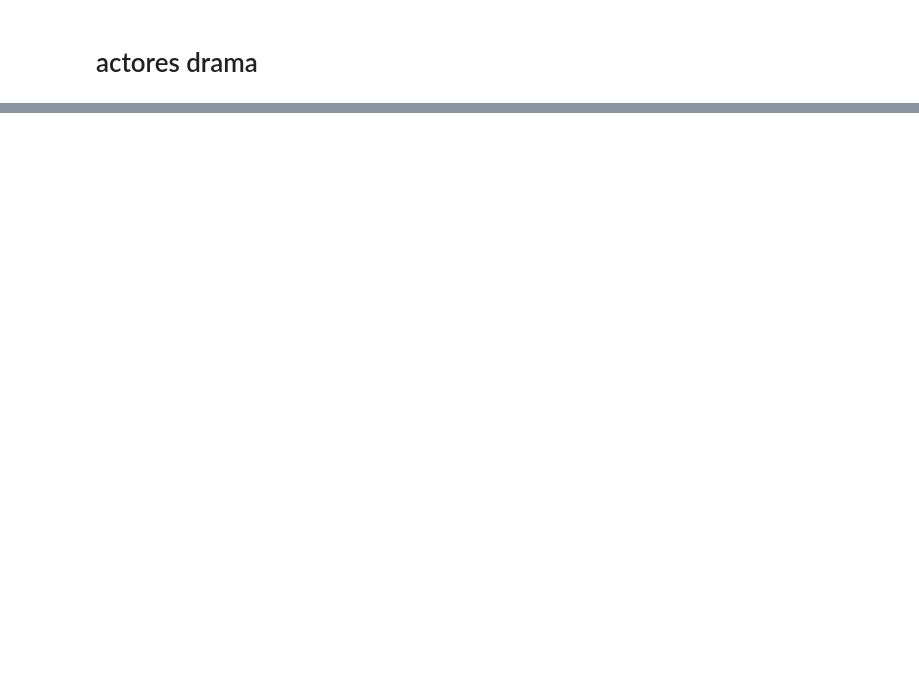
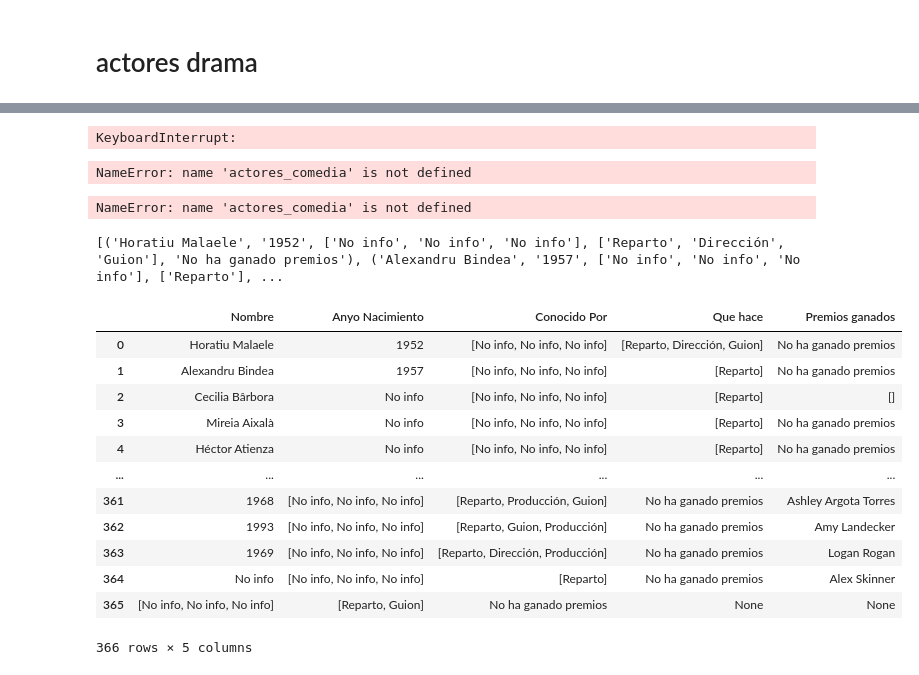
Before and after one commit to TaniaGraff/project-da-promo-angela-modulo-2, a Jupyter notebook: Fase 3.ipynb, the cells around one changed output, grey strips where cells are left out. Cells and saved outputs as stored; diff of their text form; code cells hidden in the pictures; blank space fills up the shorter version.

```diff
--- a/Fase 3.ipynb
+++ b/Fase 3.ipynb
@@ -1348,7 +1357,7 @@ len(codigos_all)
 #tomamos las 100 primeras de cada género
 def cien_primeras (genero):
     reduce_codigos = []
-    for id in genero[:100]:
+    for id in genero[:50]:
         reduce_codigos.append(id)
     return reduce_codigos
 # %%
@@ -1454,7 +1463,7 @@ def actores_imdb(lista_movies_ejemplo):
                     try:
                         nombre = driver.find_element ("css selector", "#__next > main > div > section.ipc-page-background.ipc-page-background--base.sc-304f99f6-0.fSJiHR > section > div:nth-child(5) > section > section > div.sc-4e4cc5f9-3.dDRspk > div > h1 > span").text
                         lista_actores.append(nombre)
-                    except(NoSuchElementException, JavascriptException, ElementClickInterceptedException):
+                    except(NoSuchElementException, JavascriptException, ElementClickInterceptedException, ElementNotInteractableException):
                         lista_actores.append('No info')
                         pass
                 #Extraemos anyo de nacimiento
@@ -1469,7 +1478,7 @@ def actores_imdb(lista_movies_ejemplo):
                         patron = r'\b\d{4}\b'
                         anyo = re.findall(patron, fecha_nac)
                         lista_actores.extend(anyo)
-                    except (NoSuchElementException, JavascriptException, ElementClickInterceptedException):
+                    except (NoSuchElementException, JavascriptException, ElementClickInterceptedException, ElementNotInteractableException):
                         lista_actores.append ('No info')
                         pass
                 #Extraemos 'Conocido por'
@@ -1479,7 +1488,7 @@ def actores_imdb(lista_movies_ejemplo):
                     try:
                         conocido = driver.find_element("xpath", f'//*[@id="__next"]/main/div/section[1]/div/section/div/div[1]/div[3]/section[1]/div[2]/div/div[2]/div[{c}]/div[2]/div[1]/a').text
                         lista_conocido.append(conocido)
-                    except (NoSuchElementException, JavascriptException, ElementClickInterceptedException):
+                    except (NoSuchElementException, JavascriptException, ElementClickInterceptedException, ElementNotInteractableException):
                         lista_conocido.append ('No info')
                         pass
                 lista_actores.append(lista_conocido)
@@ -1489,19 +1498,20 @@ def actores_imdb(lista_movies_ejemplo):
                     que_hace = driver.find_element("css selector", '#__next > main > div > section.ipc-page-background.ipc-page-background--base.sc-c41b9732-0.NeSef > section > div:nth-child(5) > section > section > div.sc-92625f35-3.frxYSZ > div > ul').text.replace("\n", ', ')
                     lista_que_hace = que_hace.split(', ')
                     lista_actores.append(lista_que_hace)
-                except (NoSuchElementException, JavascriptException, ElementClickInterceptedException):
+                except (NoSuchElementException, JavascriptException, ElementClickInterceptedException, ElementNotInteractableException):
                     lista_actores.append('No info')
                     pass
                 #extraemos premios
                 try:
                     premios_driver = driver.find_element("xpath", '//*[@id="__next"]/main/div/section[1]/div/section/div/div[1]/section[1]/div/ul/li/div/ul/li/span').text
-                    patron_premios = r'(\d+) wins'
+                    patron_premios = r'(\d+) premios'
                     premios = re.findall(patron_premios, premios_driver)
                     lista_actores.append (premios)
                     driver.back()
-                except (NoSuchElementException, JavascriptException, ElementClickInterceptedException):
+                except (NoSuchElementException, JavascriptException, ElementClickInterceptedException, ElementNotInteractableException):
                     lista_actores.append('No ha ganado premios')
-            except (NoSuchElementException, JavascriptException, ElementClickInterceptedException):
+                driver.back()
+            except (NoSuchElementException, JavascriptException, ElementClickInterceptedException, ElementNotInteractableException):
                 pass
     driver.quit()
     return lista_actores
@@ -1534,0 +1553,41 @@ actores_drama
+# %%
+actores_comedia = actores_imdb(reduce_comedia)
+# %% [output]
+KeyboardInterrupt:
+# %%
+(actores_comedia)
+# %% [output]
+NameError: name 'actores_comedia' is not defined
+# %%
+
+# Transformar la lista en una lista de tuplas
+tupla_actores= []
+for i in range(0, len(actores_comedia), 5):
+    tupla = tuple(actores_comedia[i:i+5])
+    tupla_actores.append(tupla)
+
+# Mostrar el resultado
+print(tupla_actores)
+# %% [output]
+NameError: name 'actores_comedia' is not defined
+# %%
+tupla_actores_comedia = transformar_tupla(actores_comedia)
+# %% [output]
+[('Horatiu Malaele', '1952', ['No info', 'No info', 'No info'], ['Reparto', 'Dirección', 'Guion'], 'No ha ganado premios'), ('Alexandru Bindea', '1957', ['No info', 'No info', 'No info'], ['Reparto'], ...
+# %%
+df_actores_comedia_2 = pd.DataFrame(tupla_actores, columns=['Nombre', 'Anyo Nacimiento', 'Conocido Por', 'Que hace', 'Premios ganados'])
+df_actores_comedia_2
+# %% [output]
+|  | Nombre | Anyo Nacimiento | Conocido Por | Que hace | Premios ganados |
+| 0 | Horatiu Malaele | 1952 | [No info, No info, No info] | [Reparto, Dirección, Guion] | No ha ganado premios |
+| 1 | Alexandru Bindea | 1957 | [No info, No info, No info] | [Reparto] | No ha ganado premios |
+| 2 | Cecilia Bârbora | No info | [No info, No info, No info] | [Reparto] | [] |
+| 3 | Mireia Aixalà | No info | [No info, No info, No info] | [Reparto] | No ha ganado premios |
+| 4 | Héctor Atienza | No info | [No info, No info, No info] | [Reparto] | No ha ganado premios |
+| ... | ... | ... | ... | ... | ... |
+| 361 | 1968 | [No info, No info, No info] | [Reparto, Producción, Guion] | No ha ganado premios | Ashley Argota Torres |
+| 362 | 1993 | [No info, No info, No info] | [Reparto, Guion, Producción] | No ha ganado premios | Amy Landecker |
+| 363 | 1969 | [No info, No info, No info] | [Reparto, Dirección, Producción] | No ha ganado premios | Logan Rogan |
+| 364 | No info | [No info, No info, No info] | [Reparto] | No ha ganado premios | Alex Skinner |
+| 365 | [No info, No info, No info] | [Reparto, Guion] | No ha ganado premios | None | None |
+366 rows × 5 columns
```
Also changed, not shown: parts of 38 cells of this notebook, 5 other files.
